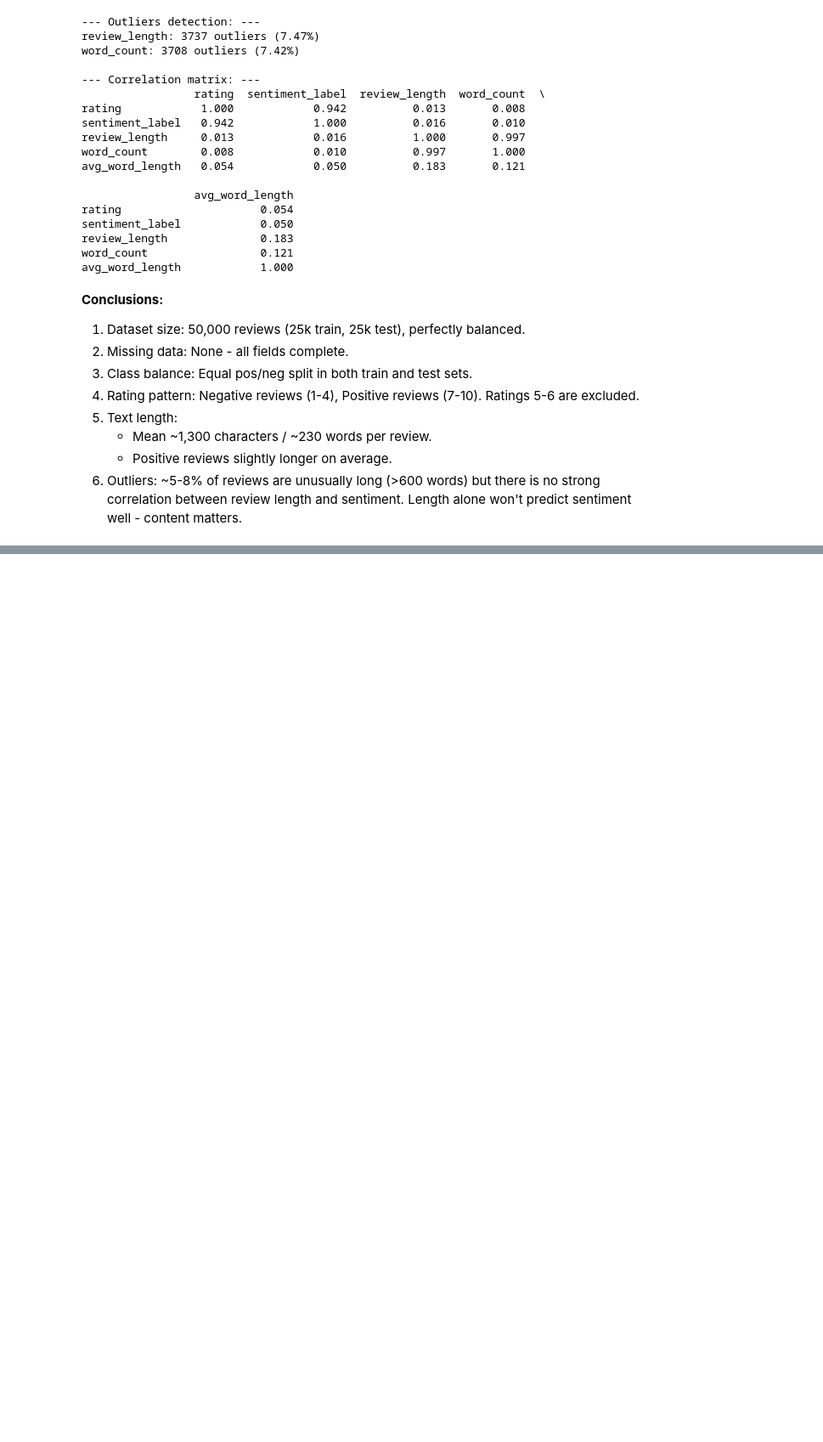
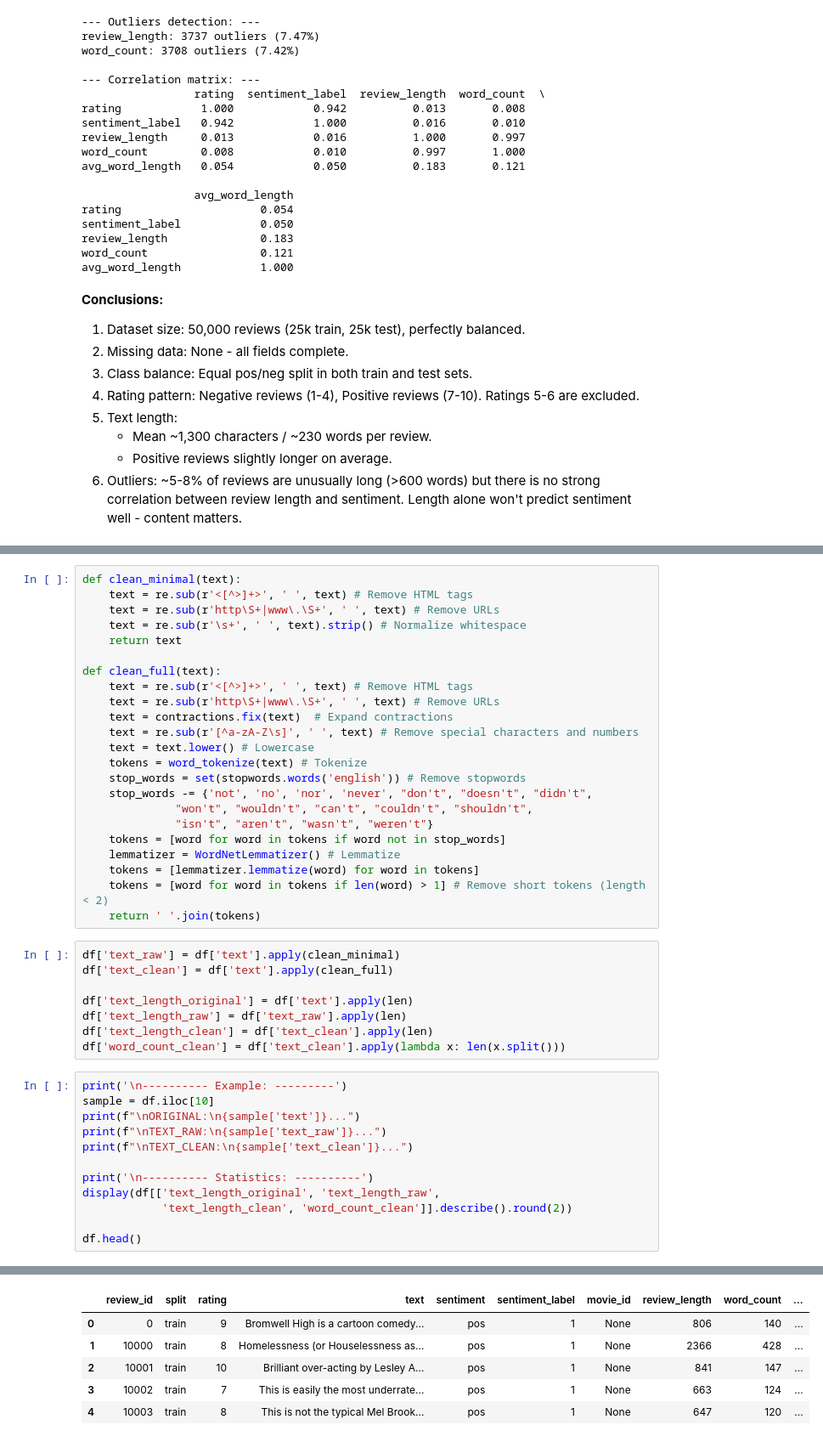
Before and after one commit to Kinga2004/Sentiment-analysis, a Jupyter notebook: SentimentAnalysis.ipynb, the cells around one changed output, grey strips where cells are left out. Shown at 85% size. Drawn from its saved outputs; the diff is of its cells as text; blank space fills up the shorter version.

```diff
--- a/SentimentAnalysis.ipynb
+++ b/SentimentAnalysis.ipynb
@@ -191,0 +222,44 @@ avg_word_length            1.000
+# %%
+def clean_minimal(text):
+    text = re.sub(r'<[^>]+>', ' ', text) # Remove HTML tags
+    text = re.sub(r'http\S+|www\.\S+', ' ', text) # Remove URLs
+    text = re.sub(r'\s+', ' ', text).strip() # Normalize whitespace
+    return text
+
+def clean_full(text):
+    text = re.sub(r'<[^>]+>', ' ', text) # Remove HTML tags
+    text = re.sub(r'http\S+|www\.\S+', ' ', text) # Remove URLs
+    text = contractions.fix(text)  # Expand contractions
+    text = re.sub(r'[^a-zA-Z\s]', ' ', text) # Remove special characters and numbers
+    text = text.lower() # Lowercase
+    tokens = word_tokenize(text) # Tokenize
+    stop_words = set(stopwords.words('english')) # Remove stopwords
+    stop_words -= {'not', 'no', 'nor', 'never', "don't", "doesn't", "didn't",
+              "won't", "wouldn't", "can't", "couldn't", "shouldn't",
+              "isn't", "aren't", "wasn't", "weren't"}
+    tokens = [word for word in tokens if word not in stop_words]
+    lemmatizer = WordNetLemmatizer() # Lemmatize
+    tokens = [lemmatizer.lemmatize(word) for word in tokens]
+    tokens = [word for word in tokens if len(word) > 1] # Remove short tokens (length < 2)
+    return ' '.join(tokens)
+# %%
+df['text_raw'] = df['text'].apply(clean_minimal)
+df['text_clean'] = df['text'].apply(clean_full)
+
+df['text_length_original'] = df['text'].apply(len)
+df['text_length_raw'] = df['text_raw'].apply(len)
+df['text_length_clean'] = df['text_clean'].apply(len)
+df['word_count_clean'] = df['text_clean'].apply(lambda x: len(x.split()))
+# %%
+print('\n---------- Example: ---------')
+sample = df.iloc[10]
+print(f"\nORIGINAL:\n{sample['text']}...")
+print(f"\nTEXT_RAW:\n{sample['text_raw']}...")
+print(f"\nTEXT_CLEAN:\n{sample['text_clean']}...")
+
+print('\n---------- Statistics: ----------')
+display(df[['text_length_original', 'text_length_raw',
+            'text_length_clean', 'word_count_clean']].describe().round(2))
+
+df.head()
+# %% [output]
@@ -191,0 +287,6 @@ avg_word_length            1.000
+|  | review_id | split | rating | text | sentiment | sentiment_label | movie_id | review_length | word_count | ... |
+| 0 | 0 | train | 9 | Bromwell High is a cartoon comedy... | pos | 1 | None | 806 | 140 | ... |
+| 1 | 10000 | train | 8 | Homelessness (or Houselessness as... | pos | 1 | None | 2366 | 428 | ... |
+| 2 | 10001 | train | 10 | Brilliant over-acting by Lesley A... | pos | 1 | None | 841 | 147 | ... |
+| 3 | 10002 | train | 7 | This is easily the most underrate... | pos | 1 | None | 663 | 124 | ... |
+| 4 | 10003 | train | 8 | This is not the typical Mel Brook... | pos | 1 | None | 647 | 120 | ... |
```
Also changed, not shown: parts of 6 cells of this notebook, 1 other file.
